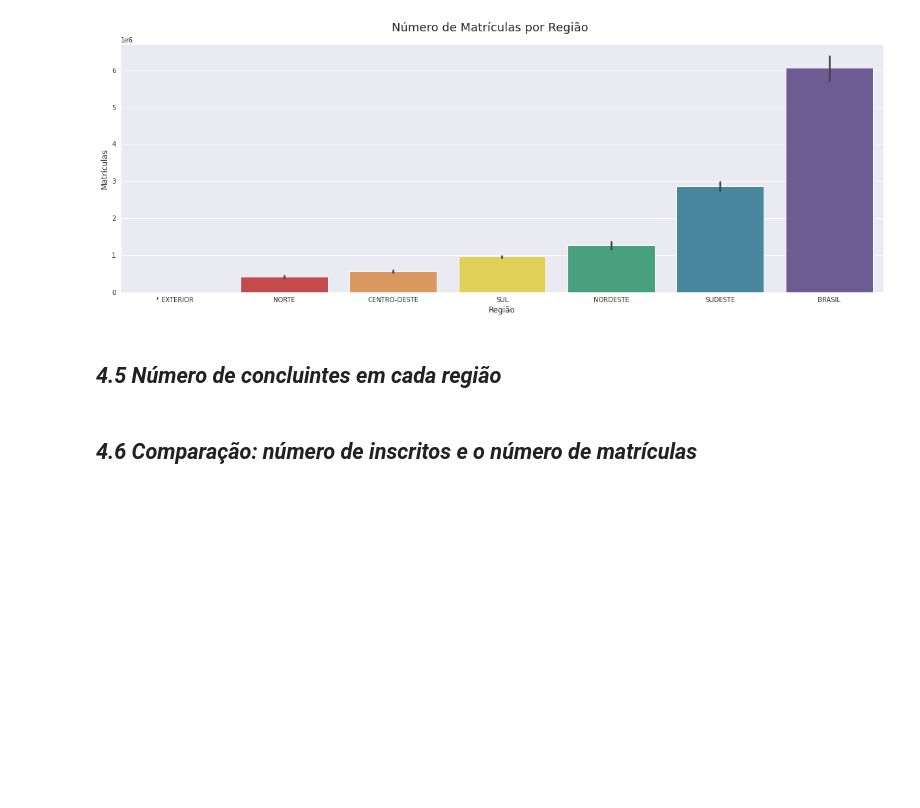
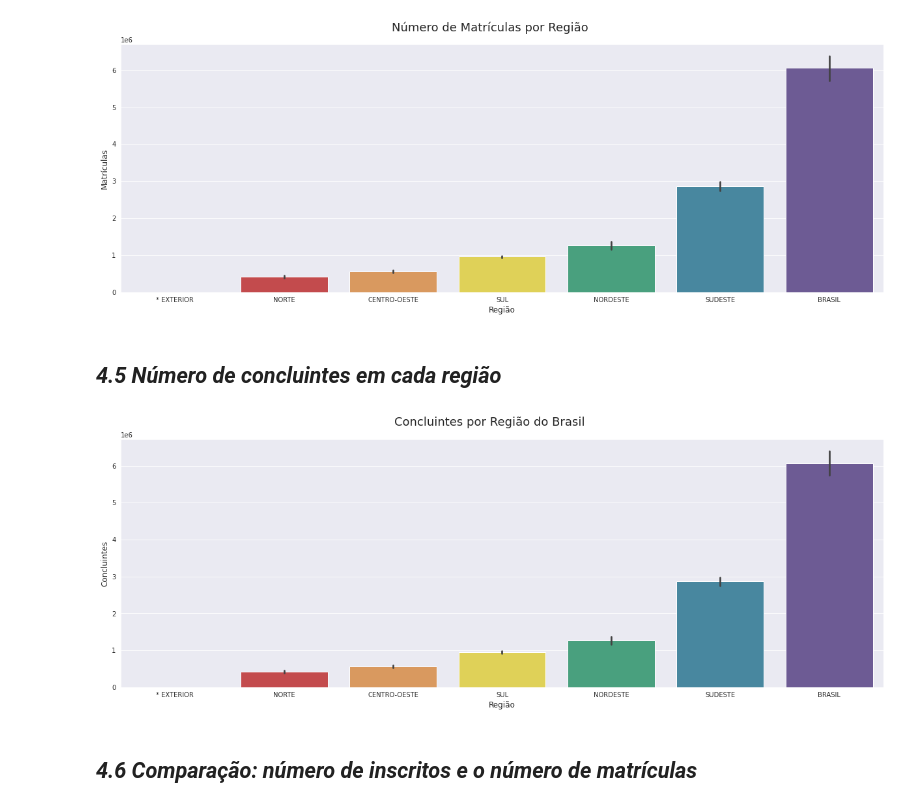
Before and after one commit to strawndri/Edutech-projeto_final, a Jupyter notebook: Notebooks/analise_de_dados.ipynb, the cells around one changed output. Drawn from its saved outputs; the diff is of its cells as text; code cells hidden in the pictures; blank space fills up the shorter version.

```diff
--- a/Notebooks/analise_de_dados.ipynb
+++ b/Notebooks/analise_de_dados.ipynb
@@ -283,6 +283,14 @@ set_barplot('Número de Matrículas por Região', regiao_matriculas,
 [figure]
 # %% [markdown]
 ## *4.5 Número de concluintes em cada região*
+# %%
+# ordenando a coluna de concluintes
+regiao_concluintes = ordering_values('concluintes', 'regiao')
+
+set_barplot('Concluintes por Região do Brasil', regiao_concluintes, 'concluintes',
+            'Região', 'Concluintes', dataset)
+# %% [output]
+[figure, added]
 # %% [markdown]
 ## *4.6 Comparação: número de inscritos e o número de matrículas*
 # %% [markdown]
```
